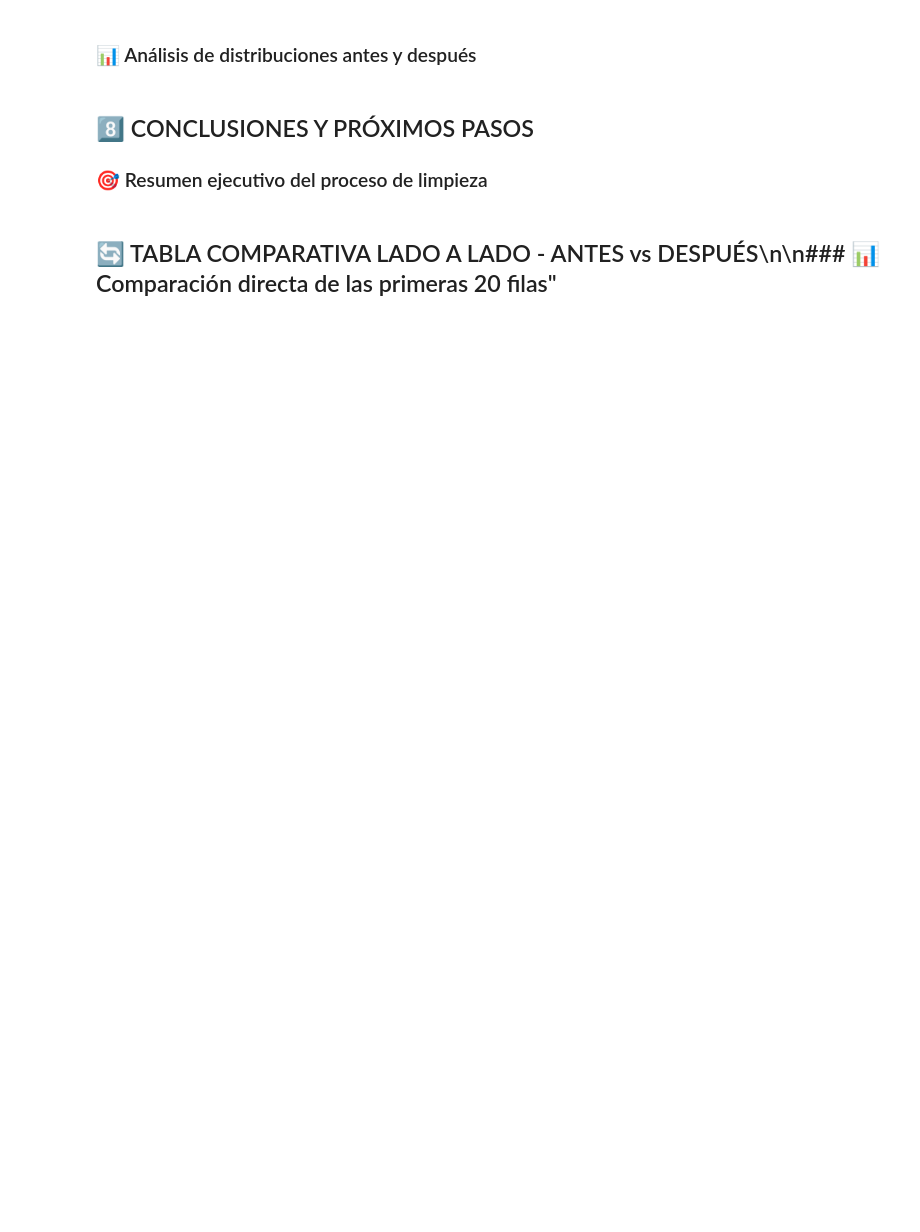
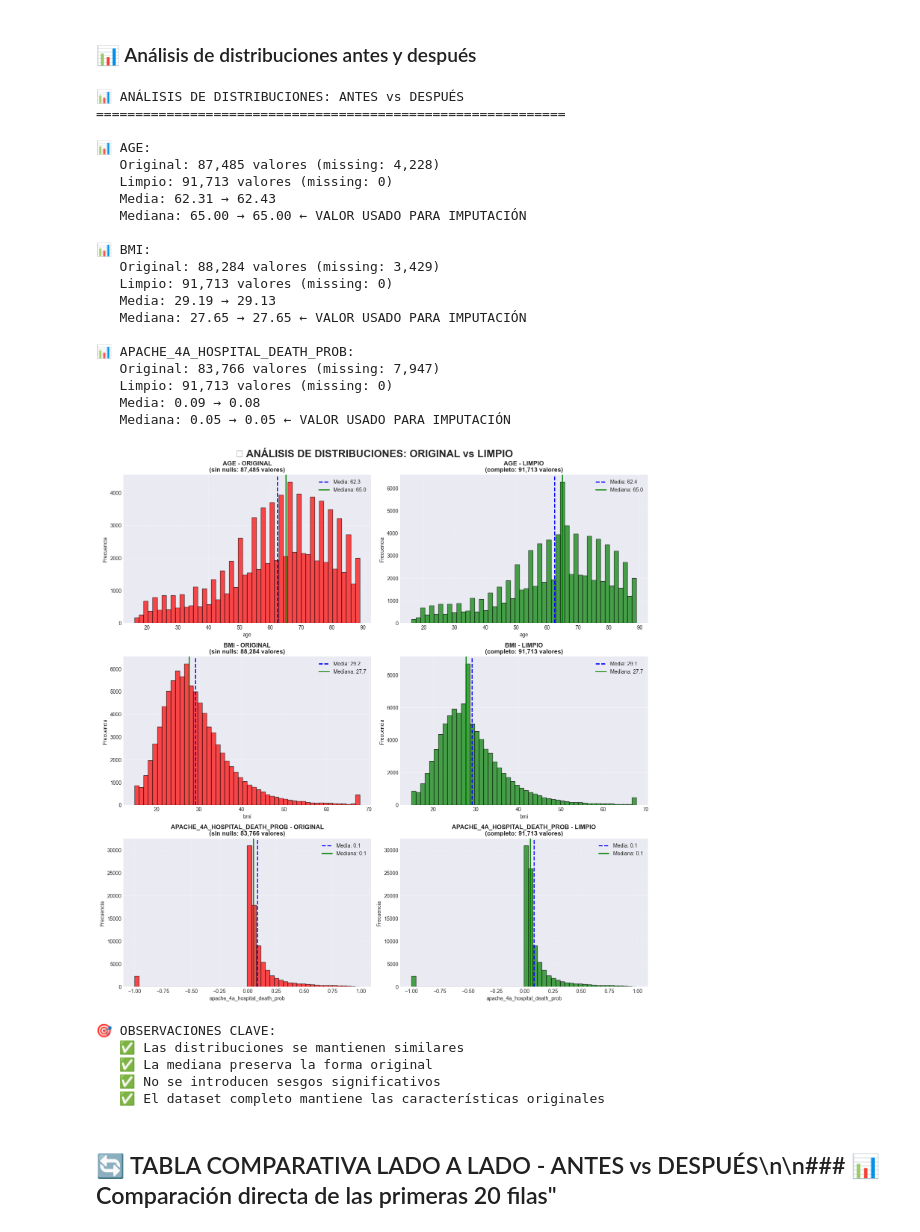
Before and after one commit to PedroCarreno/-medical-ml-predictor, a Jupyter notebook: notebooks/presentacion_limpieza_dataset.ipynb, the cells around one changed output. Saved outputs shown, nothing was run; the diff lists cells and outputs as text; code cells hidden in the pictures; blank space fills up the shorter version.

```diff
--- a/notebooks/presentacion_limpieza_dataset.ipynb
+++ b/notebooks/presentacion_limpieza_dataset.ipynb
@@ -765,6 +569,9 @@ None
 
 ### 📊 Cargando y analizando el dataset resultante
 # %%
+# Inicializar variable
+df_clean = None
+
 # Verificar si existe el archivo limpio
 import os
 
@@ -1332,6 +1889,10 @@ print(f"   ✅ Conservador: mejor subestimar que sobrestimar riesgo")
 # %% [markdown]
 ### 📊 Análisis de distribuciones antes y después
 # %%
+# Configurar estilo
+plt.style.use('seaborn-v0_8-darkgrid')
+sns.set_palette("husl")
+
 if df_clean is not None:
     print("📊 ANÁLISIS DE DISTRIBUCIONES: ANTES vs DESPUÉS")
     print("=" * 60)
@@ -1375,34 +1936,59 @@ if df_clean is not None:
             axes[i, 1].grid(True, alpha=0.3)
 
             # Estadísticas limpias
             mean_clean = clean_data.mean()
             median_clean = clean_data.median()
             axes[i, 1].axvline(mean_clean, color='blue', linestyle='--', linewidth=2, label=f'Media: {mean_clean:.1f}')
             axes[i, 1].axvline(median_clean, color='green', linestyle='-', linewidth=2, label=f'Mediana: {median_clean:.1f}')
             axes[i, 1].legend()
 
             # Mostrar estadísticas comparativas
             missing_orig = df_original[var].isnull().sum()
             print(f"\n📊 {var.upper()}:")
             print(f"   Original: {len(orig_data):,} valores (missing: {missing_orig:,})")
             print(f"   Limpio: {len(clean_data):,} valores (missing: 0)")
             print(f"   Media: {mean_orig:.2f} → {mean_clean:.2f}")
             print(f"   Mediana: {median_orig:.2f} → {median_clean:.2f} ← VALOR USADO PARA IMPUTACIÓN")
 
         plt.tight_layout()
+        plt.subplots_adjust(top=0.95)
+        fig.suptitle('📊 ANÁLISIS DE DISTRIBUCIONES: ORIGINAL vs LIMPIO', fontsize=20, fontweight='bold', y=0.995)
         plt.show()
 
         print("\n🎯 OBSERVACIONES CLAVE:")
         print("   ✅ Las distribuciones se mantienen similares")
         print("   ✅ La mediana preserva la forma original")
         print("   ✅ No se introducen sesgos significativos")
         print("   ✅ El dataset completo mantiene las características originales")
 
     else:
         print("❌ Variables clave no disponibles para análisis")
 else:
     print("❌ No se puede realizar análisis sin el dataset limpio")
+# %% [output]
+📊 ANÁLISIS DE DISTRIBUCIONES: ANTES vs DESPUÉS
+============================================================
+
+📊 AGE:
+   Original: 87,485 valores (missing: 4,228)
+   Limpio: 91,713 valores (missing: 0)
+   Media: 62.31 → 62.43
+   Mediana: 65.00 → 65.00 ← VALOR USADO PARA IMPUTACIÓN
+
+📊 BMI:
+   Original: 88,284 valores (missing: 3,429)
+   Limpio: 91,713 valores (missing: 0)
+   Media: 29.19 → 29.13
+   Mediana: 27.65 → 27.65 ← VALOR USADO PARA IMPUTACIÓN
+
+📊 APACHE_4A_HOSPITAL_DEATH_PROB:
+   Original: 83,766 valores (missing: 7,947)
+   Limpio: 91,713 valores (missing: 0)
+   Media: 0.09 → 0.08
+   Mediana: 0.05 → 0.05 ← VALOR USADO PARA IMPUTACIÓN
+[figure, added]
+🎯 OBSERVACIONES CLAVE:
+   ✅ Las distribuciones se mantienen similares
+   ✅ La mediana preserva la forma original
+   ✅ No se introducen sesgos significativos
+   ✅ El dataset completo mantiene las características originales
-# %% [markdown]
-## 8️⃣ CONCLUSIONES Y PRÓXIMOS PASOS
-
-### 🎯 Resumen ejecutivo del proceso de limpieza
```
Also changed, not shown: parts of 11 cells of this notebook, 55 other files.
